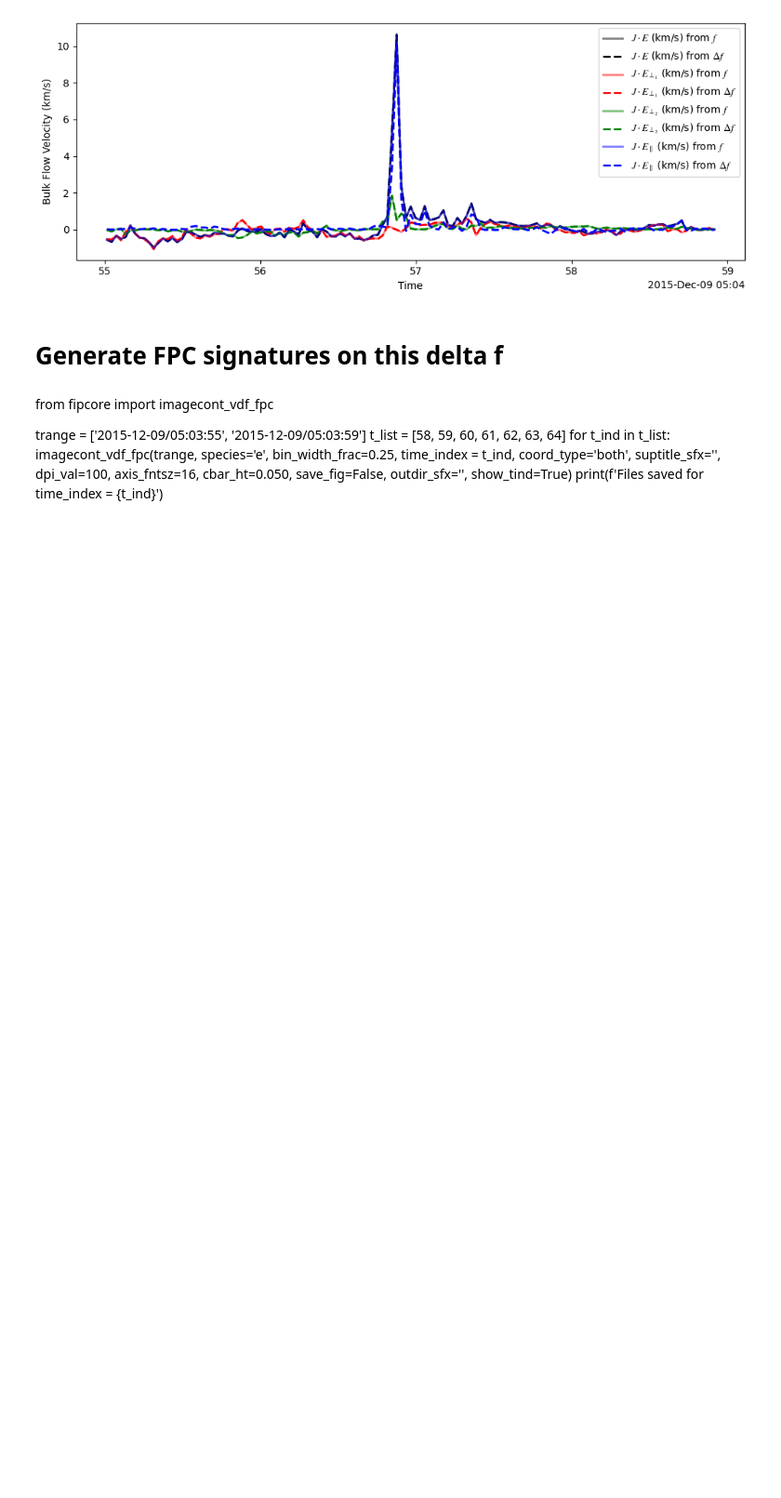
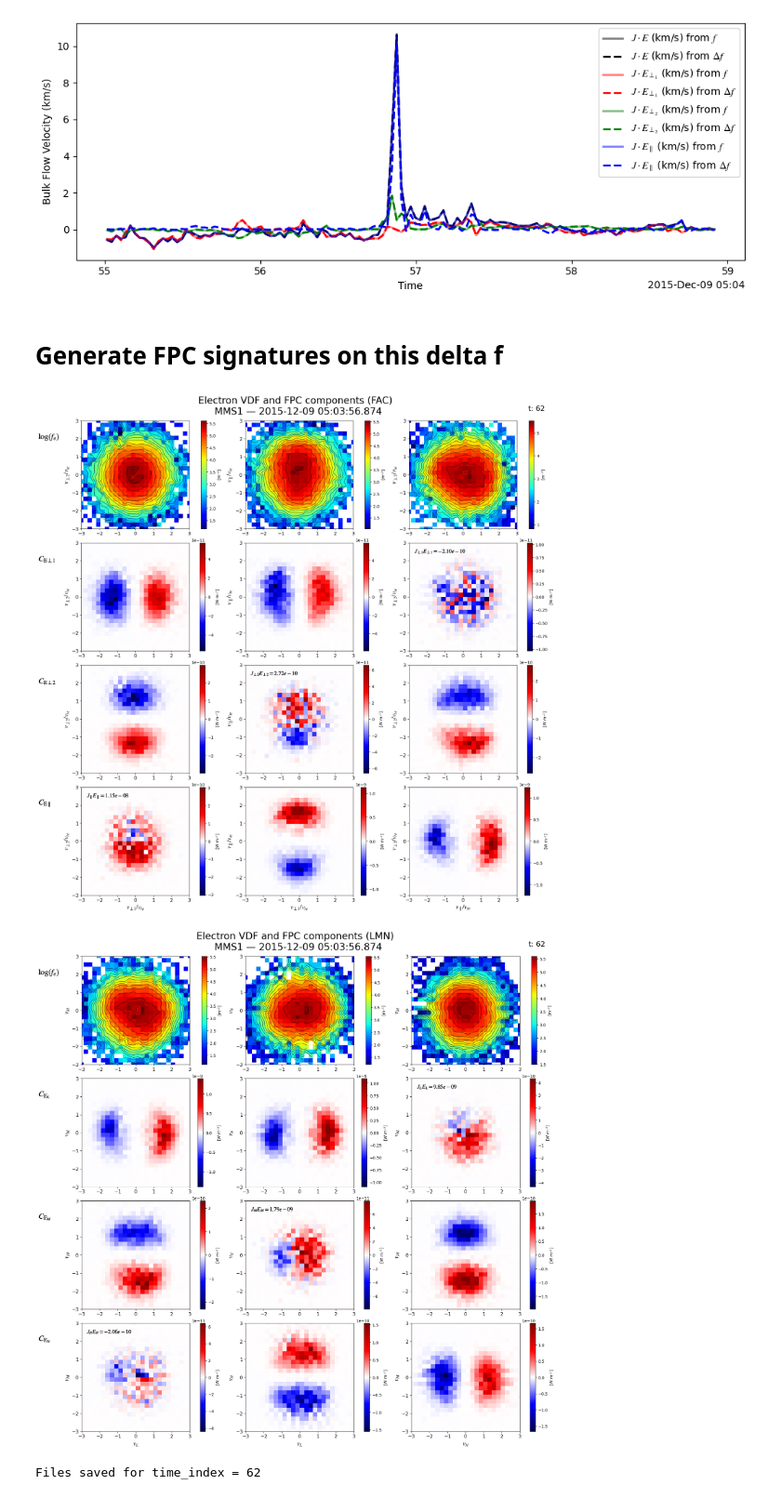
Before and after one commit to regisjohn/FPC_mRx, a Jupyter notebook: scripts/Trimaxwellian_test.ipynb, the cells around one changed output. Shown at 93% size. Drawn from its saved outputs; the diff is of its cells as text; code cells hidden in the pictures; blank space fills up the shorter version.

```diff
--- a/scripts/Trimaxwellian_test.ipynb
+++ b/scripts/Trimaxwellian_test.ipynb
@@ -16,7 +16,9 @@ bin_width_frac = 0.25
 data_dir = os.path.join("..", "data")
 subtract_f0 = False
 type_tag = 'df' if subtract_f0 else 'f'
-hfile_pref = f'fpc_mrx_{type_tag}_{species}_{bin_width_frac:.2f}'
+probe = '1'
+data_rate = 'brst'
+hfile_pref = f'mms{probe}_{data_rate}_{type_tag}_{species}_{bin_width_frac:.2f}'
 hfile = os.path.join(data_dir, fpc.mms_name_make(hfile_pref, trange[0], trange[1]))
 # %%
 hfile
@@ -169,7 +171,7 @@ plt.show()
 # Doing the same tests with the save file
 # %%
 type_tag = 'df'
-hfile_pref = f'fpc_mrx_{type_tag}_{species}_{bin_width_frac:.2f}'
+hfile_pref = f'mms{probe}_{data_rate}_{type_tag}_{species}_{bin_width_frac:.2f}'
 hfile1 = os.path.join(data_dir, fpc.mms_name_make(hfile_pref, trange[0], trange[1]))
 # %%
 hfile, hfile1
@@ -472,13 +474,17 @@ plt.show()
 [figure]
 # %% [markdown]
 # Generate FPC signatures on this delta f
-# %% [markdown]
-from fipcore import imagecont_vdf_fpc
-
-trange = ['2015-12-09/05:03:55', '2015-12-09/05:03:59']
-t_list = [58, 59, 60, 61, 62, 63, 64]
-for t_ind in t_list:
-    imagecont_vdf_fpc(trange, species='e', bin_width_frac=0.25, time_index = t_ind,
-            coord_type='both', suptitle_sfx='', dpi_val=100, axis_fntsz=16,
-            cbar_ht=0.050, save_fig=False, outdir_sfx='', show_tind=True)
-    print(f'Files saved for time_index = {t_ind}')
+# %%
+from fipcore import imagecont_vdf_fpc
+
+trange = ['2015-12-09/05:03:55', '2015-12-09/05:03:59']
+t_list = [62]
+for t_ind in t_list:
+    imagecont_vdf_fpc(trange, species='e', bin_width_frac=0.25, time_index = t_ind,
+            coord_type='both', suptitle_sfx='', dpi_val=100, axis_fntsz=16,
+            cbar_ht=0.050, save_fig=False, outdir_sfx='', show_tind=True)
+    print(f'Files saved for time_index = {t_ind}')
+# %% [output]
+[figure, added]
+[figure, added]
+Files saved for time_index = 62
```
Also changed, not shown: parts of 13 cells of this notebook, 40 other files.
